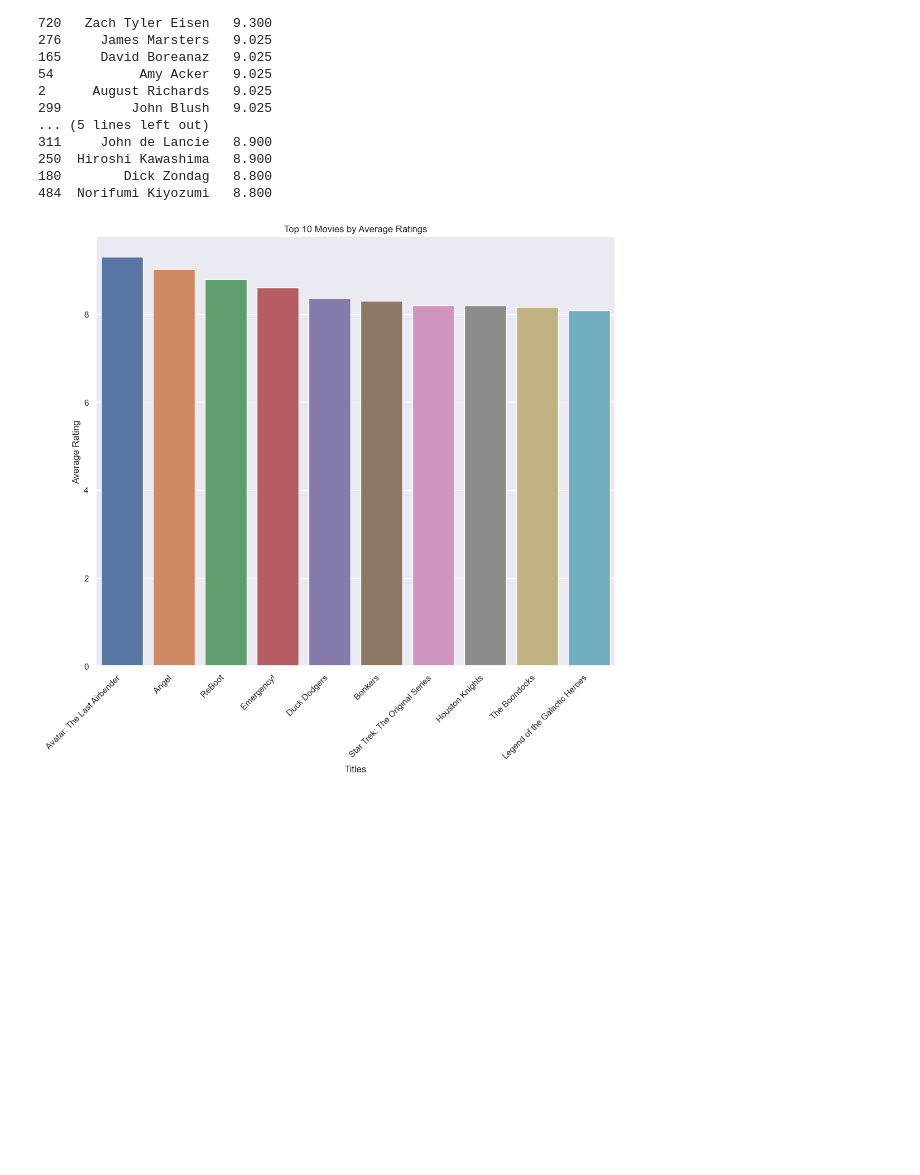
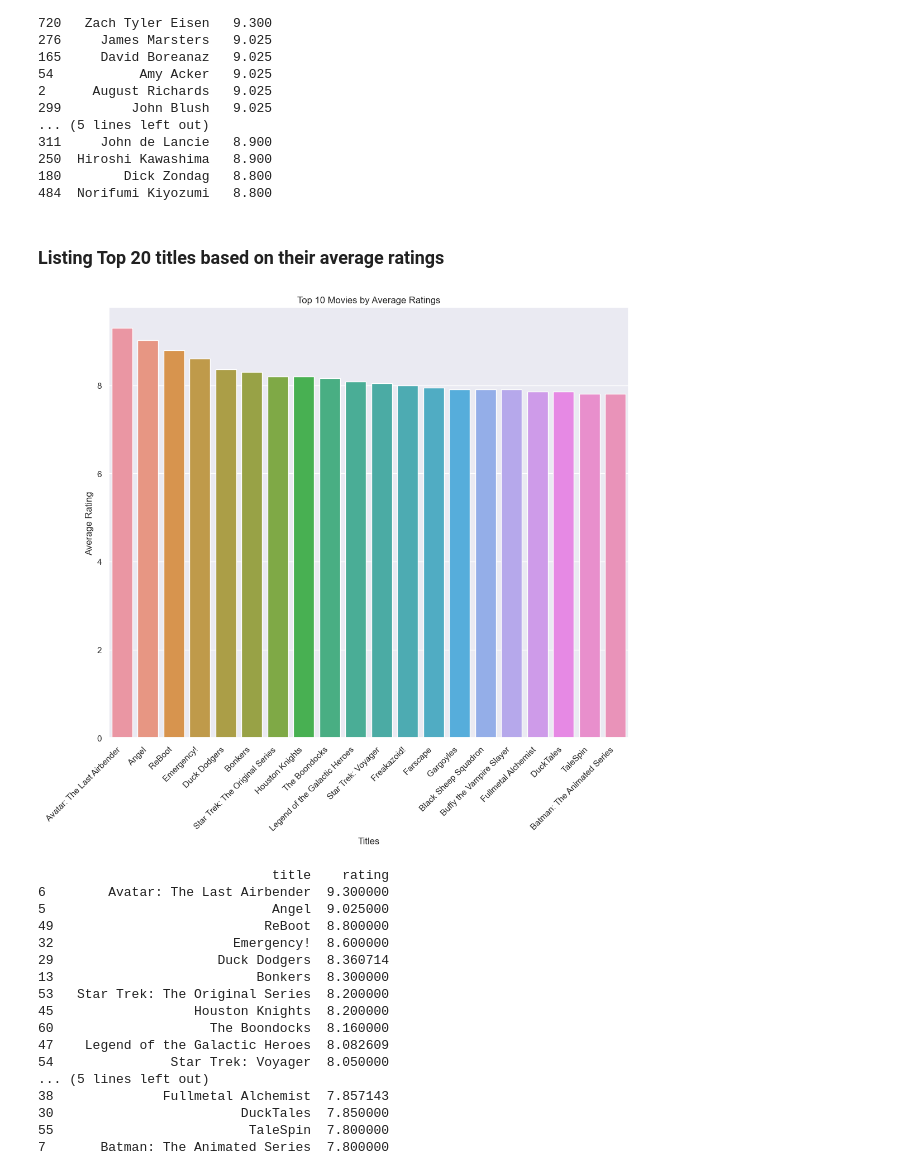
Before and after one commit to prateek-balani/data-analysis, a Jupyter notebook: data-analysis-imdb.ipynb, the cells around one changed output. Cells and saved outputs as stored; diff of their text form; code cells hidden in the pictures; blank space fills up the shorter version.

```diff
--- a/data-analysis-imdb.ipynb
+++ b/data-analysis-imdb.ipynb
@@ -143,17 +143,38 @@ print(top_directors)
 250  Hiroshi Kawashima   8.900
 180        Dick Zondag   8.800
 484  Norifumi Kiyozumi   8.800
+# %% [markdown]
+### Listing Top 20 titles based on their average ratings
 # %%
 dataload_ex_copy2 = dataload_ex.copy()
 movie_rating_average = dataload_ex_copy2.explode("title").groupby("title")["rating"].mean().reset_index()
 movie_rating_average = movie_rating_average.sort_values("rating", ascending= False)
-top_movies = movie_rating_average.head(10)
+top_movies = movie_rating_average.head(20)
 
 sns.barplot(x="title", y="rating", data=top_movies)
 plt.ylabel('Average Rating')
 plt.xlabel('Titles')
 plt.title('Top 10 Movies by Average Ratings')
 plt.xticks(rotation=45, ha='right')
 plt.show()
+
+print(top_movies)
 # %% [output]
-[figure, old version]
+[figure, new version]
+                              title    rating
+6        Avatar: The Last Airbender  9.300000
+5                             Angel  9.025000
+49                           ReBoot  8.800000
+32                       Emergency!  8.600000
+29                     Duck Dodgers  8.360714
+13                          Bonkers  8.300000
+53   Star Trek: The Original Series  8.200000
+45                  Houston Knights  8.200000
+60                    The Boondocks  8.160000
+47    Legend of the Galactic Heroes  8.082609
+54               Star Trek: Voyager  8.050000
+... (5 lines left out)
+38              Fullmetal Alchemist  7.857143
+30                        DuckTales  7.850000
+55                         TaleSpin  7.800000
+7       Batman: The Animated Series  7.800000
```
Also changed, not shown: parts of 1 cell of this notebook.
